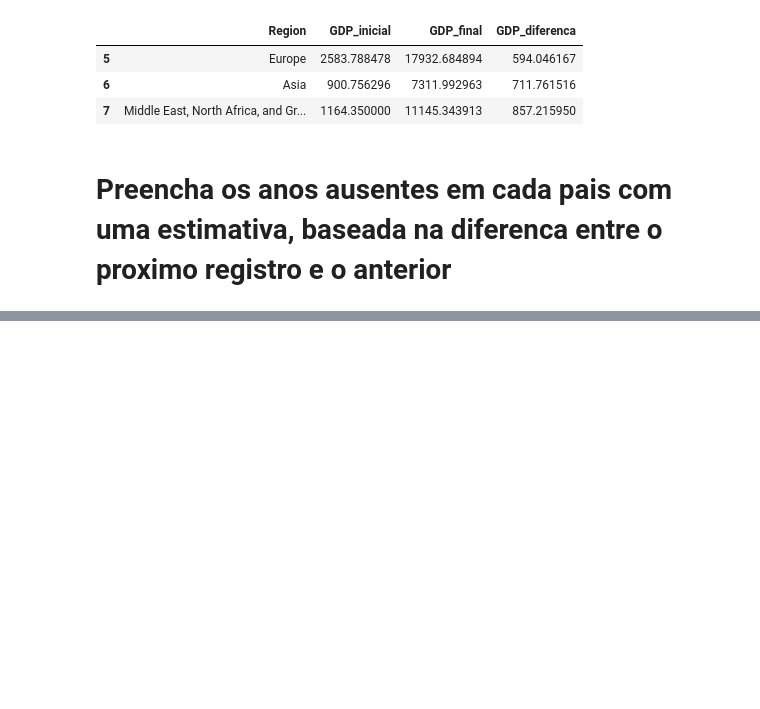
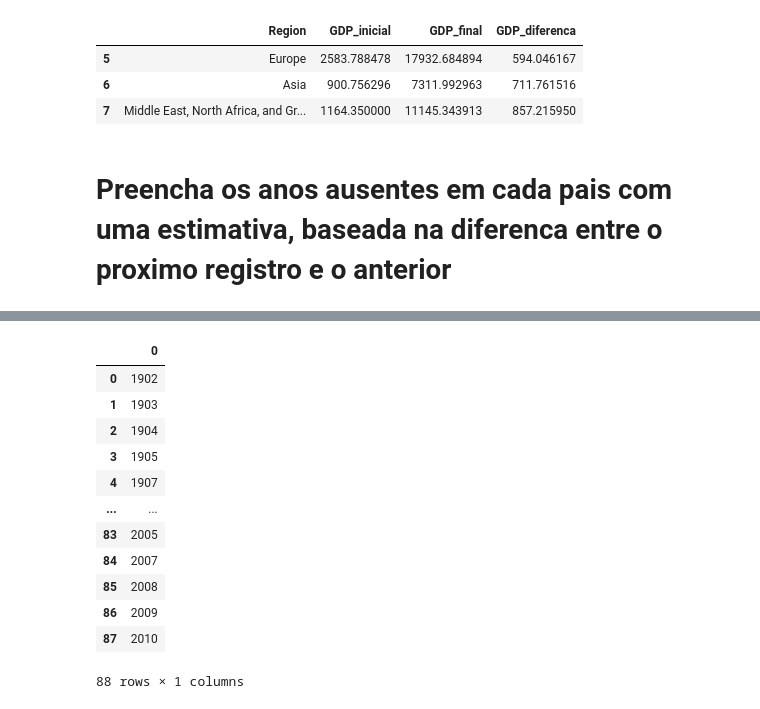
Before and after one commit to juan-borinelli/projeto_analise_gdp_and_obesity, a Jupyter notebook: analise_gdp.ipynb, the cells around one changed output, grey strips where cells are left out. Drawn from its saved outputs; the diff is of its cells as text; code cells hidden in the pictures; blank space fills up the shorter version.

```diff
--- a/analise_gdp.ipynb
+++ b/analise_gdp.ipynb
@@ -154,6 +154,3 @@ df_gdp_crescimento.sort_values(by='GDP_diferenca').reset_index().drop(columns='i
 | 7 | Middle East, North Africa, and Gr... | 1164.350000 | 11145.343913 | 857.215950 |
 # %% [markdown]
 # Preencha os anos ausentes em cada pais com uma estimativa, baseada na diferenca entre o proximo registro e o anterior
-# %%
-import numpy as np
-df_gdp.sort_values(by=['Year', 'Country'], inplace=True)
@@ -175,0 +157,3 @@ for anos in anos_presentes:
+# %%
+year_p = sorted(set(df_gdp['Year'].to_list()))
+year_p
@@ -175,0 +178,22 @@ for anos in anos_presentes:
+# %%
+year_f = []
+for i in range(year_p[0],year_p[-1]):
+    if i not in year_p:
+        year_f.append(i)
+df_y_f = pd.DataFrame(year_f)
+# %%
+df_y_f
+# %% [output]
+|  | 0 |
+| 0 | 1902 |
+| 1 | 1903 |
+| 2 | 1904 |
+| 3 | 1905 |
+| 4 | 1907 |
+| ... | ... |
+| 83 | 2005 |
+| 84 | 2007 |
+| 85 | 2008 |
+| 86 | 2009 |
+| 87 | 2010 |
+88 rows × 1 columns
```
Also changed, not shown: parts of 5 cells of this notebook, 1 other file.
